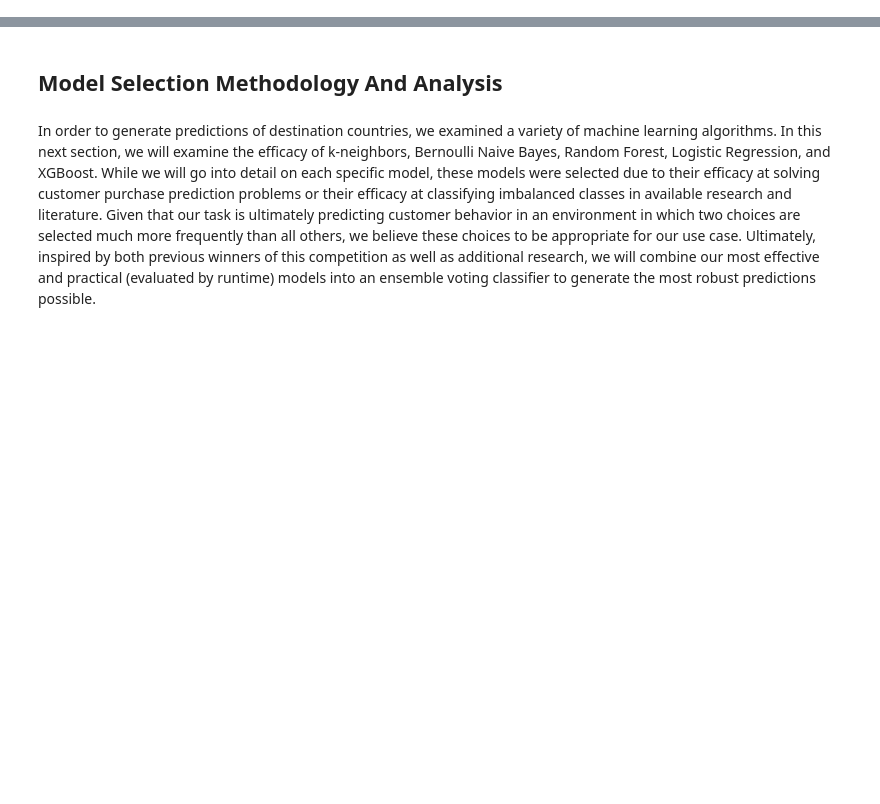
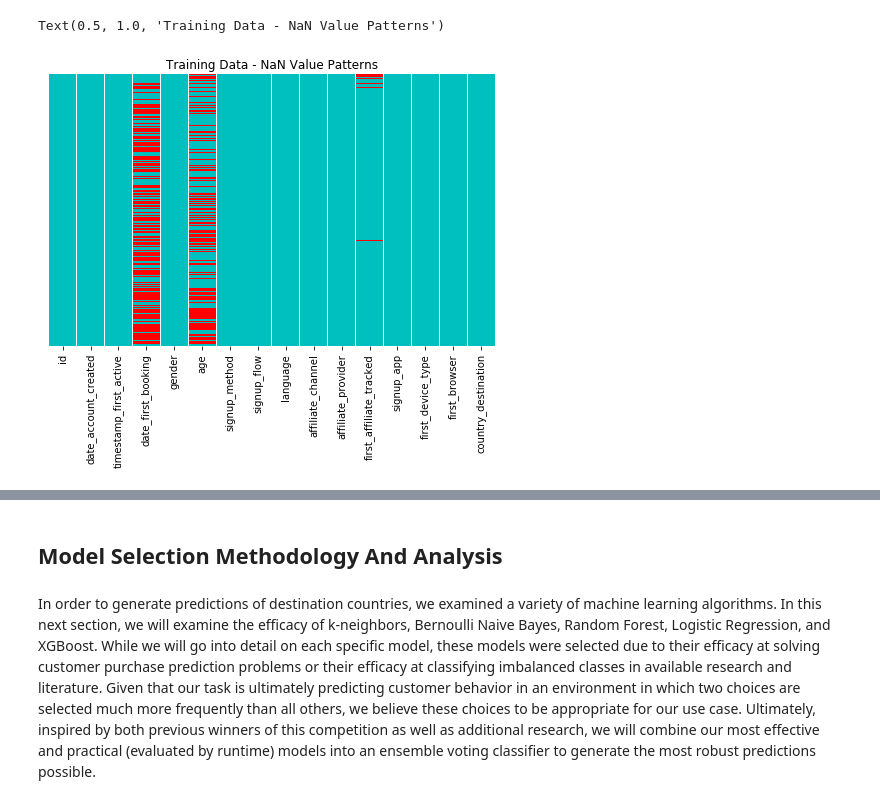
Before and after one commit to cmillsop/w207_final, a Jupyter notebook: Millsop_Ventura_Ye_Final_Project_Final_Submission.ipynb, the cells around one changed output, grey strips where cells are left out. Saved outputs shown, nothing was run; the diff lists cells and outputs as text; code cells hidden in the pictures; blank space fills up the shorter version.

```diff
--- a/Millsop_Ventura_Ye_Final_Project_Final_Submission.ipynb
+++ b/Millsop_Ventura_Ye_Final_Project_Final_Submission.ipynb
@@ -163,0 +263,7 @@ balanced_labels = balanced_train_data.iloc[:,-1:]
+# %%
+plt.rcParams['figure.figsize'] = [8, 5]
+sns.heatmap(dfs['train_users_2'].isnull(), cbar=False, cmap=["c","r"], yticklabels=False)
+plt.title("Training Data - NaN Value Patterns")
+# %% [output]
+Text(0.5, 1.0, 'Training Data - NaN Value Patterns')
+[figure, added]
```
Also changed, not shown: parts of 91 cells of this notebook.
